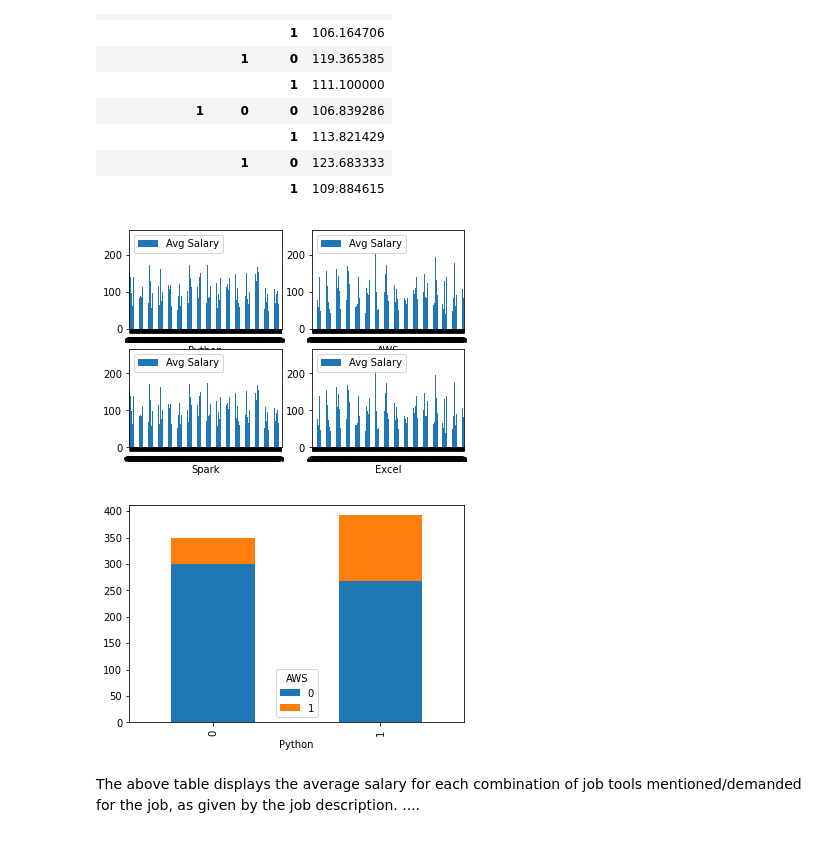
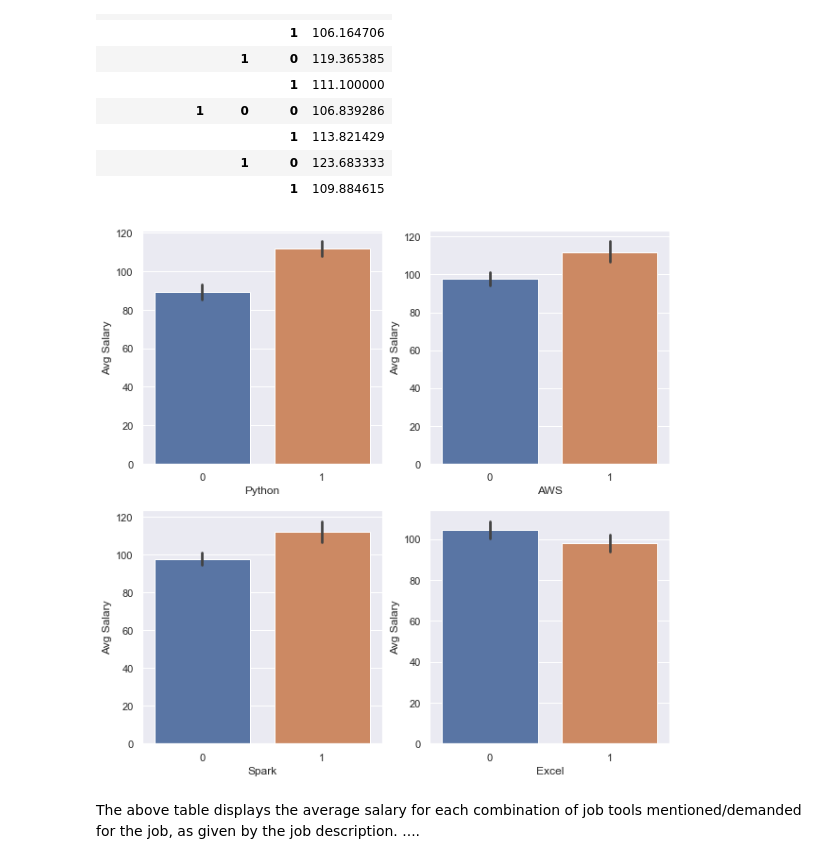
Before and after one commit to Aviost111/ds_project, a Jupyter notebook: GLASSDOOR SALARY PREDICTION PROJECT.ipynb, the cells around one changed output. Cells and saved outputs as stored; diff of their text form; code cells hidden in the pictures.

```diff
--- a/GLASSDOOR SALARY PREDICTION PROJECT.ipynb
+++ b/GLASSDOOR SALARY PREDICTION PROJECT.ipynb
@@ -612,21 +612,16 @@ job_tools
 |  |  | 1 | 0 | 123.683333 |
 |  |  |  | 1 | 109.884615 |
 # %%
-fig, axes = plt.subplots(nrows=2, ncols=2)
+fig, axes = plt.subplots(nrows=2, ncols=2, figsize=(10,10))
 
-df.plot.bar(x='Python', y='Avg Salary', ax=axes[0,0])
-df.plot.bar(x='AWS',  y='Avg Salary',ax=axes[0,1])
-df.plot.bar(x='Spark',  y='Avg Salary', ax=axes[1,0])
-df.plot.bar(x='Excel',  y='Avg Salary',ax=axes[1,1])
-
+sns.barplot(x = 'Python',y = 'Avg Salary',data = df, ax=axes[0,0])
+sns.barplot(x = 'AWS',y = 'Avg Salary',data = df, ax=axes[0,1])
+sns.barplot(x = 'Spark',y = 'Avg Salary',data = df, ax=axes[1,0])
+sns.barplot(x = 'Excel',y = 'Avg Salary',data = df, ax=axes[1,1])
 
 plt.show()
 # %% [output]
-[figure, old version]
+[figure, new version]
-# %%
-ax1 = df2.groupby(['Python'])['AWS'].value_counts().unstack().plot(kind='bar',stacked = True)
-# %% [output]
-[figure, removed]
 # %% [markdown]
 The above table displays the average salary for each combination of job tools mentioned/demanded for the job, as given by the job description. ....
 # %%
```
Also changed, not shown: parts of 3 cells of this notebook.
